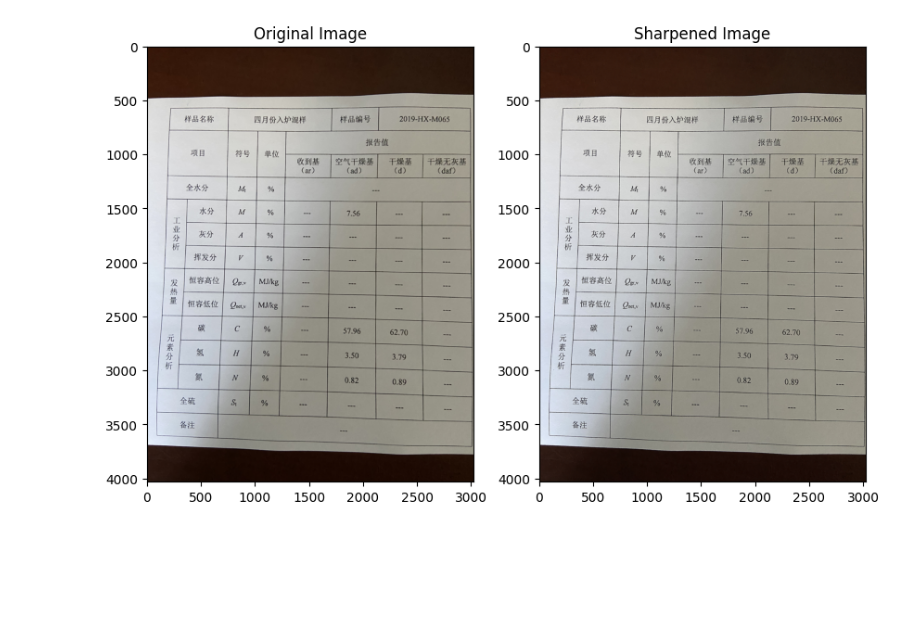
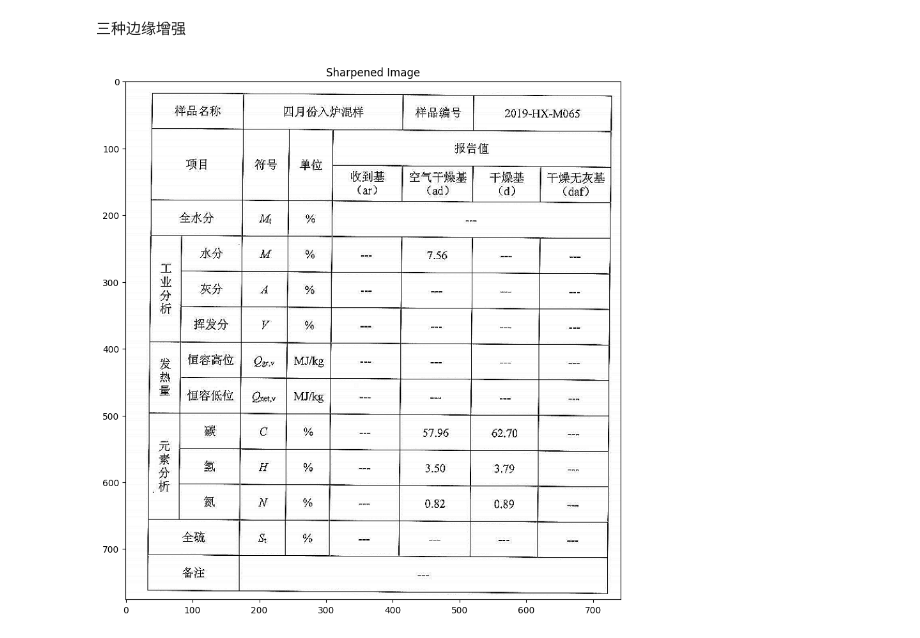
Before and after one commit to josephgu41/table-detect, a Jupyter notebook: yby.ipynb, the cells around one changed output. Drawn from its saved outputs; the diff is of its cells as text; code cells hidden in the pictures; blank space fills up the shorter version.

```diff
--- a/yby.ipynb
+++ b/yby.ipynb
@@ -1,20 +1,21 @@
+# %% [markdown]
+三种边缘增强
 # %%
 import cv2
 import matplotlib.pyplot as plt
 
 # 加载图像
-img = cv2.imread('/hy-tmp/table-detect/img/single_img/image113.jpg')
+img = cv2.imread('/hy-tmp/table-detect/img/image1.png')
 
 # 边缘增强锐化
 kernel = np.array([[0, -2, 0], [-2, 9, -2], [0, -2, 0]])
 sharp = cv2.filter2D(img, -1, kernel)
 
 # 显示图像
-fig, axs = plt.subplots(nrows=1, ncols=2, figsize=(10, 40))
-axs[0].imshow(img[...,::-1])
-axs[0].set_title('Original Image')
-axs[1].imshow(sharp[...,::-1])
-axs[1].set_title('Sharpened Image')
+fig, axs = plt.subplots(figsize=(10, 40))
+axs.imshow(sharp)
+axs.set_title('Sharpened Image')
 plt.show()
+plt.show()
 # %% [output]
-[figure, old version]
+[figure, new version]
```
Also changed, not shown: parts of 5 cells of this notebook, 11 other files.
